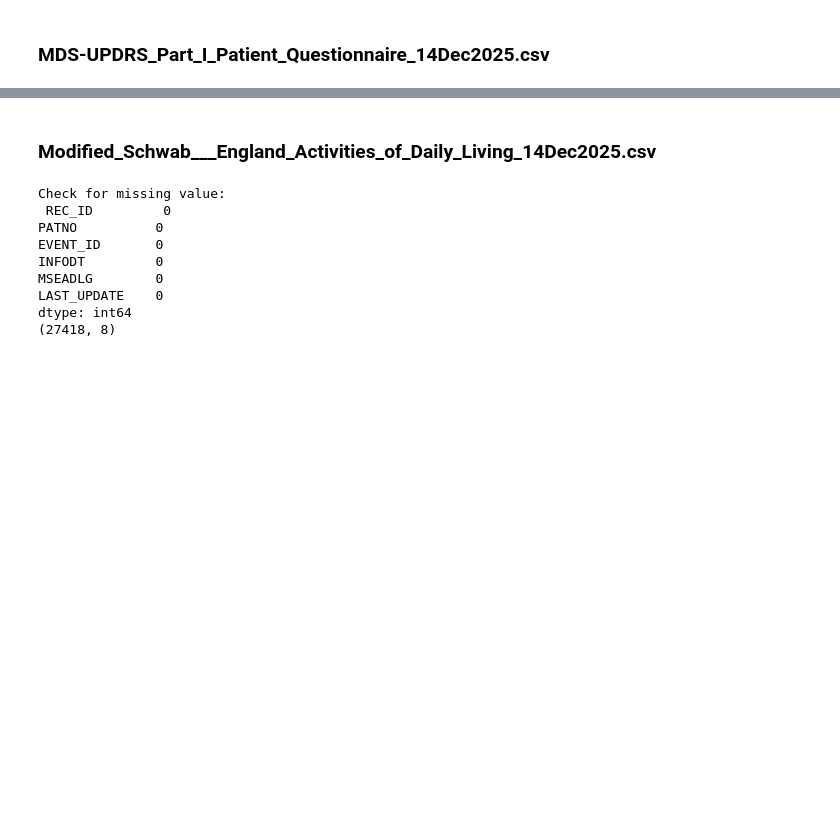
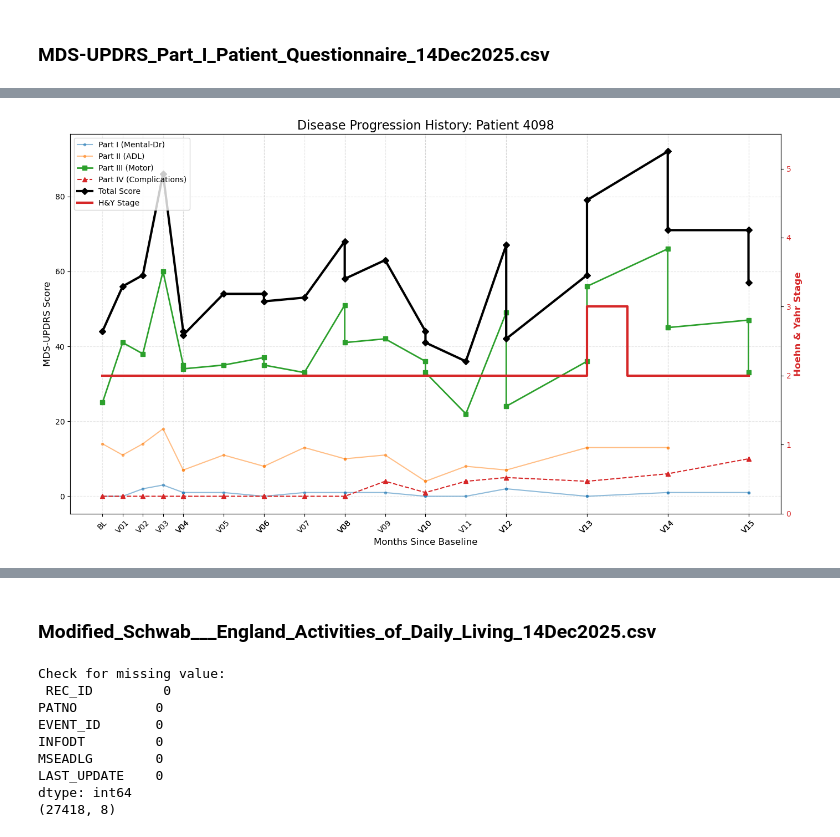
Before and after one commit to vutuongvy101/multimodal-pd-progression, a Jupyter notebook: Experiment/preprocessing/sri_hri_model 2.ipynb, the cells around one changed output, grey strips where cells are left out. Cells and saved outputs as stored; diff of their text form; code cells hidden in the pictures; blank space fills up the shorter version.

```diff
--- a/Experiment/preprocessing/sri_hri_model 2.ipynb
+++ b/Experiment/preprocessing/sri_hri_model 2.ipynb
@@ -861,0 +899,74 @@ Shape: (31079, 7)
+# %%
+def plot_patient_history(df, patno):
+    """
+    Plots disease progression for a SINGLE patient.
+    - Left Axis: UPDRS Part I, II, III, IV and Total Scores.
+    - Right Axis: Hoehn & Yahr Stage (0-5).
+    """
+    # 1. Filter for the specific patient
+    pat_df = df[df['PATNO'] == patno].copy()
+
+    if pat_df.empty:
+        print(f"Error: Patient {patno} not found in dataset.")
+        return
+
+    # 2. Sort & Create Timeline
+    pat_df = pat_df.sort_values('INFODT')
+
+    visit_order = {
+        'SC': -1, 'BL': 0, 'V01': 3, 'V02': 6, 'V03': 9, 'V04': 12, 'V05': 18,
+        'V06': 24, 'V07': 30, 'V08': 36, 'V09': 42, 'V10': 48,
+        'V11': 54, 'V12': 60, 'V13': 72, 'V14': 84, 'V15': 96
+    }
+    pat_df['Plot_Month'] = pat_df['EVENT_ID'].map(visit_order)
+    pat_df = pat_df.dropna(subset=['Plot_Month']).sort_values('Plot_Month')
+
+    # 3. Setup Plot with Two Axes
+    fig, ax1 = plt.subplots(figsize=(14, 8))
+
+    # --- LEFT AXIS (UPDRS SCORES) ---
+    ax1.set_xlabel('Months Since Baseline', fontsize=12)
+    ax1.set_ylabel('MDS-UPDRS Score', fontsize=12, color='black')
+    ax1.grid(True, linestyle='--', alpha=0.3)
+
+    # Plot Parts (Lighter lines)
+    l1, = ax1.plot(pat_df['Plot_Month'], pat_df['Part_I_Int'], marker='.', label='Part I (Mental-Dr)', alpha=0.5)
+    l2, = ax1.plot(pat_df['Plot_Month'], pat_df['Part_II'], marker='.', label='Part II (ADL)', alpha=0.5)
+    l3, = ax1.plot(pat_df['Plot_Month'], pat_df['Part_III'], marker='s', linewidth=2, label='Part III (Motor)')
+    l4, = ax1.plot(pat_df['Plot_Month'], pat_df['Part_IV'], marker='^', linestyle='--', label='Part IV (Complications)')
+
+    # Plot Total (Thick Line)
+    l5, = ax1.plot(pat_df['Plot_Month'], pat_df['MDS_UPDRS_Total'], color='black', linewidth=3, marker='D', label='Total Score')
+
+    # --- RIGHT AXIS (HOEHN & YAHR) ---
+    ax2 = ax1.twinx()  # Create a second y-axis sharing the same x-axis
+    ax2.set_ylabel('Hoehn & Yahr Stage', fontsize=12, color='tab:red', fontweight='bold')
+
+    # Plot NHY (Stepped Line because stages are discrete steps)
+    l6, = ax2.step(pat_df['Plot_Month'], pat_df['NHY'], where='mid', color='tab:red', linewidth=3, linestyle='-', label='H&Y Stage')
+
+    # Set H&Y Limits (0 to 5)
+    ax2.set_ylim(0, 5.5)
+    ax2.set_yticks([0, 1, 2, 3, 4, 5])
+    ax2.tick_params(axis='y', labelcolor='tab:red')
+
+    # --- LEGEND ---
+    # Combine legends from both axes
+    lines = [l1, l2, l3, l4, l5, l6]
+    labels = [l.get_label() for l in lines]
+    ax1.legend(lines, labels, loc='upper left', frameon=True, fontsize=10)
+
+    # --- TITLE ---
+    plt.title(f"Disease Progression History: Patient {patno}", fontsize=16)
+
+    # Set X-ticks to be the specific visits
+    ax1.set_xticks(pat_df['Plot_Month'])
+    ax1.set_xticklabels(pat_df['EVENT_ID'], rotation=45)
+
+    plt.tight_layout()
+    plt.show()
+
+# --- EXAMPLE USAGE ---
+plot_patient_history(total_motor_df, 4098)
+# %% [output]
+[figure, added]
```
Also changed, not shown: parts of 26 cells of this notebook.
